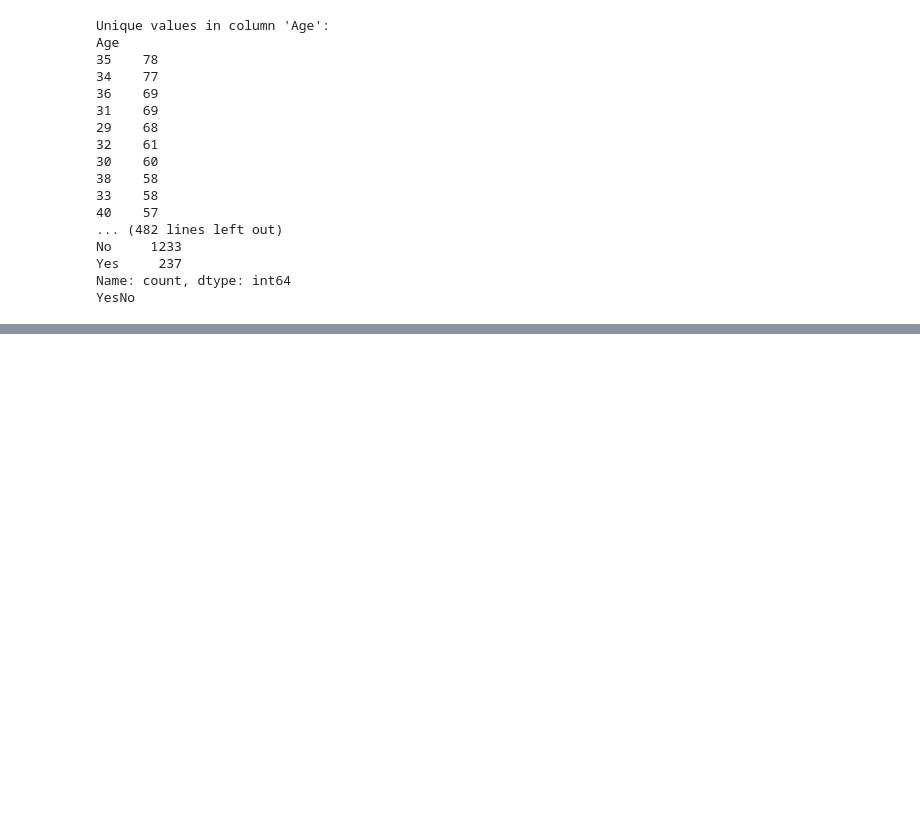
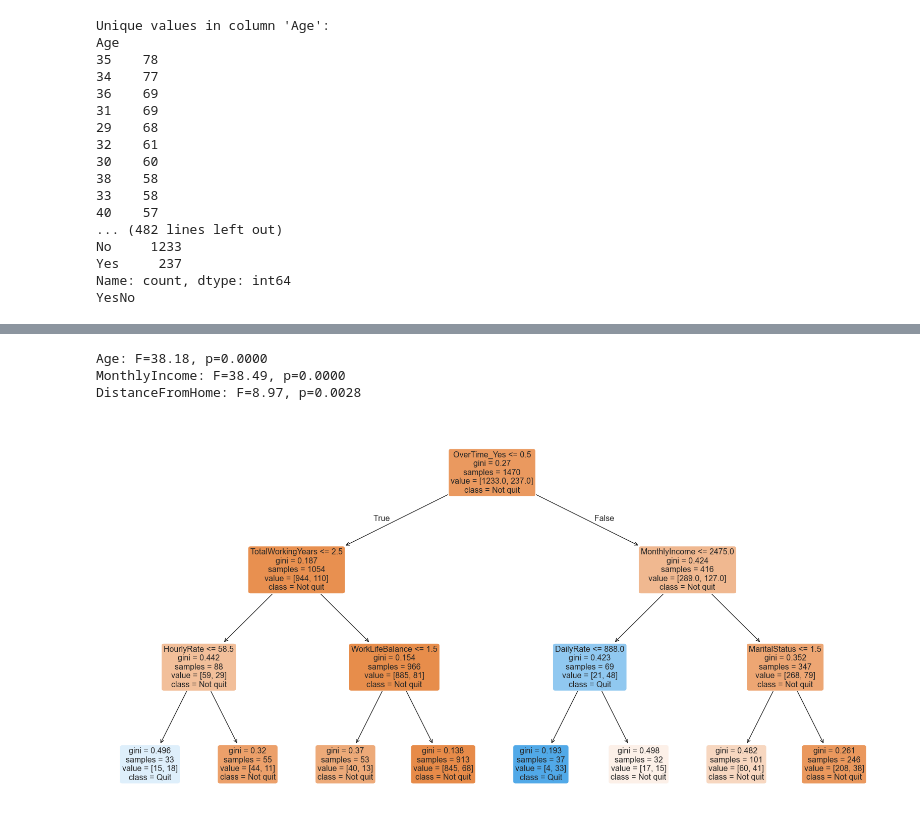
Before and after one commit to mohamedzreik/DS-Take-Home-Challenges, a Jupyter notebook: HR_Employee_Retention/Code.ipynb, the cells around one changed output, grey strips where cells are left out. Drawn from its saved outputs; the diff is of its cells as text; code cells hidden in the pictures; blank space fills up the shorter version.

```diff
--- a/HR_Employee_Retention/Code.ipynb
+++ b/HR_Employee_Retention/Code.ipynb
@@ -119,0 +163,34 @@ df_clean = df.drop(columns=['EmployeeNumber', 'EmployeeCount', 'Over18', 'Standa
+# %%
+X=df[['Age','MonthlyIncome','DistanceFromHome']]
+y=df['Attrition']
+f_vals,p_vals=f_classif(X,y)
+for col,f,p in zip(X.columns,f_vals,p_vals):
+    print(f"{col}: F={f:.2f}, p={p:.4f}")
+# %% [output]
+Age: F=38.18, p=0.0000
+MonthlyIncome: F=38.49, p=0.0000
+DistanceFromHome: F=8.97, p=0.0028
+# %%
+df['Attrition'] = df['Attrition'].map({'No': 0, 'Yes': 1})
+
+df['Gender'] = df['Gender'].map({'Female': 0, 'Male': 1})
+
+marital_map = {'Single': 1, 'Married': 2, 'Divorced': 3}
+df['MaritalStatus'] = df['MaritalStatus'].map(marital_map)
+
+cat_cols = df.select_dtypes(include=['object']).columns.tolist()
+df = pd.get_dummies(df, columns=cat_cols, drop_first=True)
+# %%
+df = df.astype({col: 'int64' for col in df.columns if df[col].dtype == 'bool'})
+# %%
+X = df.drop('Attrition', axis=1)
+y = df['Attrition']
+# %%
+clf = DecisionTreeClassifier(max_depth=3, min_samples_leaf=30, random_state=42)
+clf = clf.fit(X, y)
+# %%
+plt.figure(figsize=(20,10))
+plot_tree(clf, feature_names=features, class_names=targets, filled=True, rounded=True)
+plt.show()
+# %% [output]
+[figure, added]
```
Also changed, not shown: parts of 6 cells of this notebook, 1 other file.
